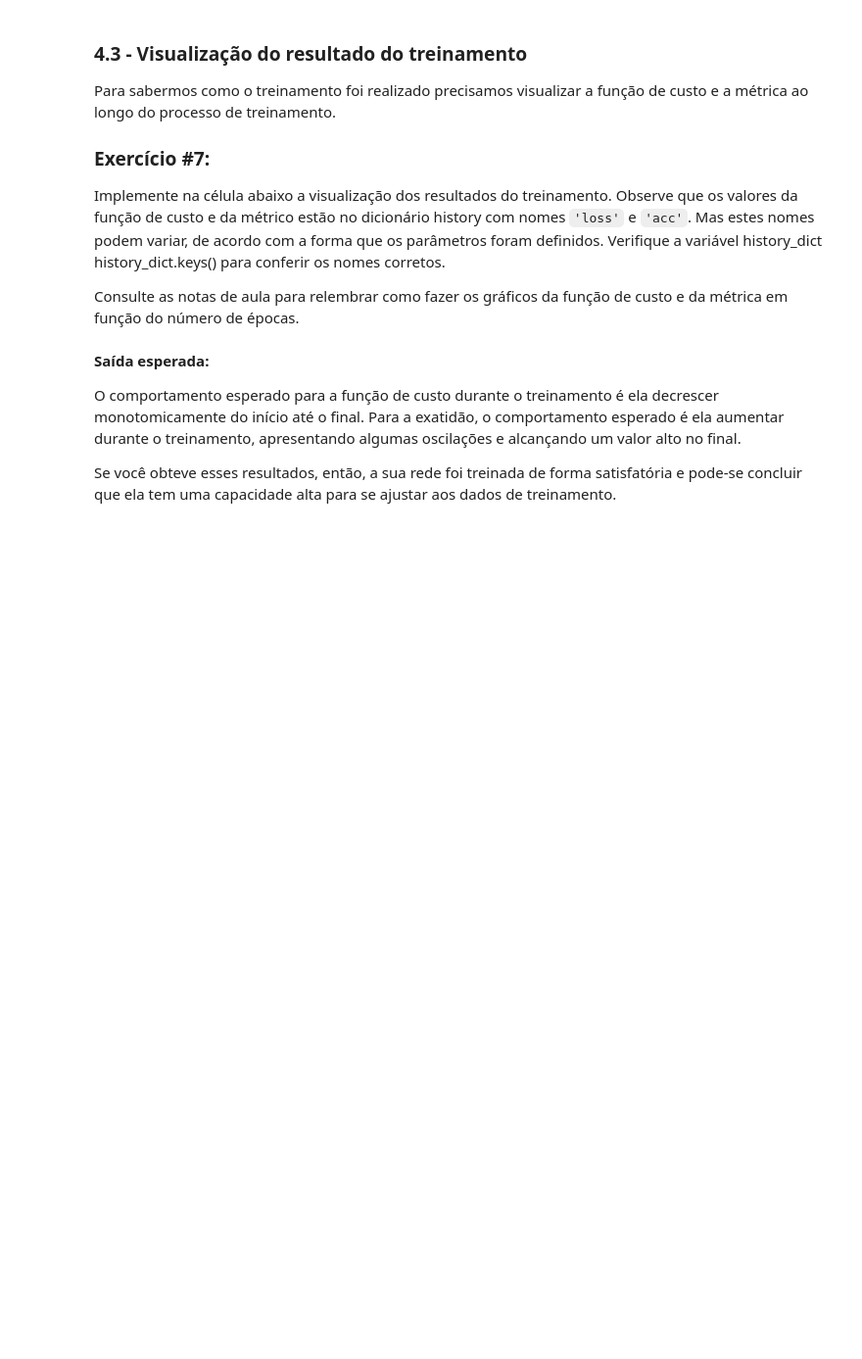
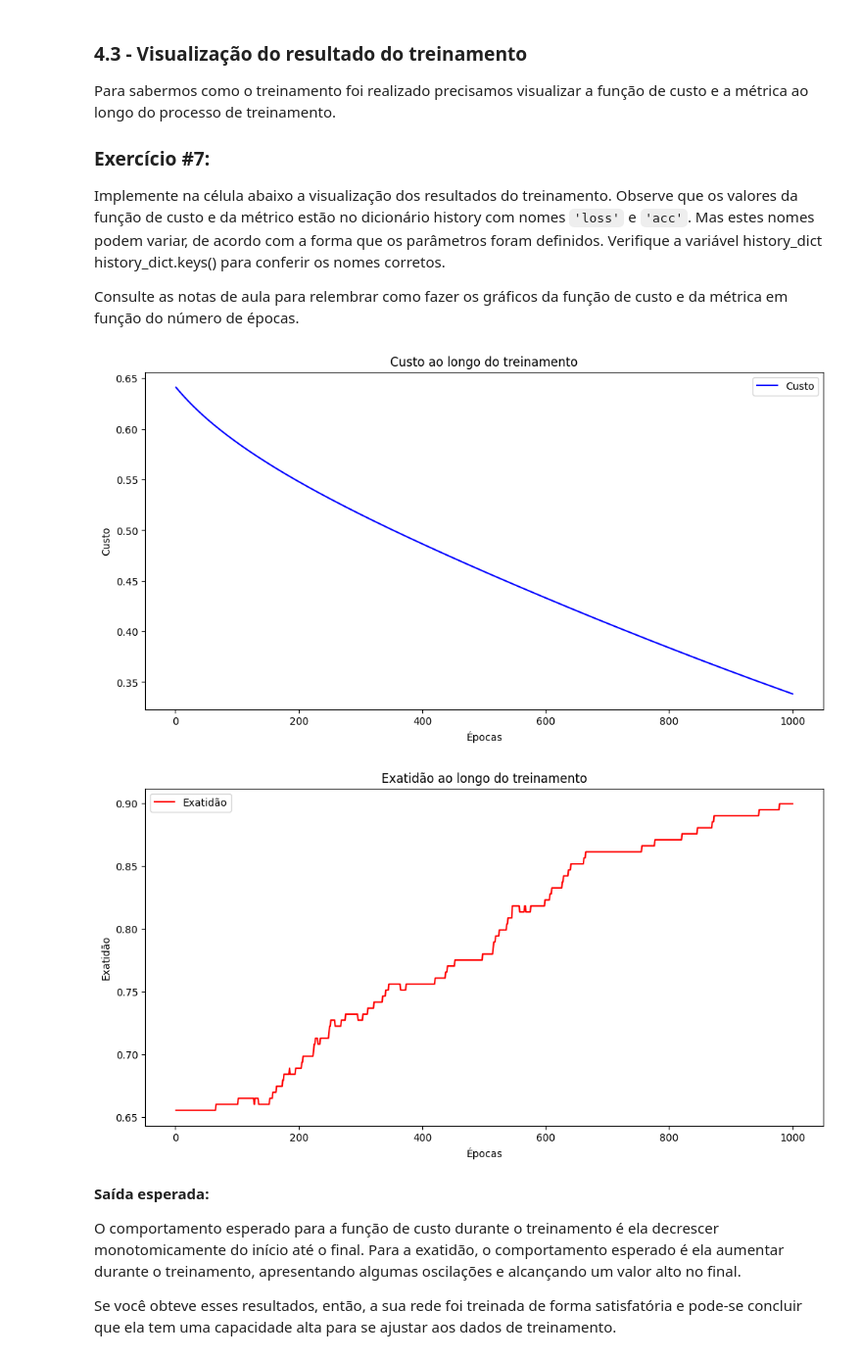
Before and after one commit to wallacecgalvao/Intr_RNA_T2_Classifica-o_binaria_keras, a Jupyter notebook: T2_Classificação_binaria_keras.ipynb, the cells around one changed output. Shown: that part at 98% size. Saved outputs shown, nothing was run; the diff lists cells and outputs as text; code cells hidden in the pictures; blank space fills up the shorter version.

```diff
--- a/T2_Classificação_binaria_keras.ipynb
+++ b/T2_Classificação_binaria_keras.ipynb
@@ -197,8 +224,8 @@ Implemente a normalização dos dados de forma a ter todas os elementos dos dado
 # PARA VOCÊ FAZER: redimensionamento das imagens dos exemplos de treinamento e teste
 
 ### COMECE AQUI ### (≈ 2 linhas)
-#train_set_x
-#test_set_x
+train_set_x = train_set_x_flatten / 255.
+test_set_x = test_set_x_flatten / 255.
 ### TERMINE AQUI ###
 
 print ("Máximo valor de train_set_x: " + str(np.max(train_set_x)))
@@ -258,8 +288,10 @@ from tensorflow.keras.layers import Dense, Activation
 np.random.seed(1) # inicializa gerador de números aleatórios
 
 # Configuração da rede
-### COMECE AQUI ### (≈ 3 linhas)
-#
+rna = Sequential([
+    Dense(64, activation='sigmoid', input_shape=(train_set_x.shape[1],)),  # Camada intermediária com 64 neurônios e ativação sigmóide
+    Dense(1, activation='sigmoid')  # Camada de saída com 1 neurônio e ativação sigmóide
+])
 ### TERMINE AQUI ###
 
 # Visualização da rede
@@ -307,7 +351,9 @@ from tensorflow.keras import metrics
 
 # Compilação da rede
 ### COMECE AQUI ### (≈ 1 ou 2 linhas)
-#
+rna.compile(optimizer='sgd',  # Gradiente Descendente
+            loss='binary_crossentropy',  # Função de custo: entropia cruzada
+            metrics=['accuracy'])  # Métrica: exatidão
 ### TERMINE AQUI ###
 
 # Teste de treinamento da rede
@@ -362,7 +430,7 @@ Esse treinamento pode levar alguns minutos. No Google Colab levou cerca de 30 se
 # PARA VOCÊ FAZER: treinamento da RNA por 1000 épocas
 
 ### COMECE AQUI ### (≈ 1 linha)
-#history
+history = rna.fit(train_set_x, train_set_y, epochs=1000, batch_size=209, verbose=0)
 ### TERMINE AQUI ###
 # %%
 # Vamos verificar quais variáveis foram salvas no processo de treinamento
@@ -381,26 +451,50 @@ Consulte as notas de aula para relembrar como fazer os gráficos da função de
 # %%
 # PARA VOCÊ FAZER: visualização do resultado do treinamento
 
 # Salva custo e exatidão em vetores
-### COMECE AQUI ### (≈ 2 linhas)
-#custo
-#exatidao
+### COMECE AQUI ###
+
+history_dict = history.history
+custo = history_dict['loss']
+exatidao = history_dict['accuracy']  # Verifique se é 'accuracy', pode variar dependendo da versão do Keras
+
 ### TERMINE AQUI ###
 
 # Cria vetor de épocas
-### COMECE AQUI ### (≈ 1 linha)
-#epocas
+### COMECE AQUI ###
+
+epocas = range(1, len(custo) + 1)
+
 ### TERMINE AQUI ###
 
-# Gráfico do custo em funçaõ das épocas
-### COMECE AQUI ### (≈ 5 linhas)
-#
+# Gráfico do custo em função das épocas
+### COMECE AQUI ###
+
+plt.figure(figsize=(12, 6))
+plt.plot(epocas, custo, 'b-', label='Custo')
+plt.title('Custo ao longo do treinamento')
+plt.xlabel('Épocas')
+plt.ylabel('Custo')
+plt.legend()
+plt.show()
+
 ### TERMINE AQUI ###
 
 # Gráfico da exatidão em função das épocas
-### COMECE AQUI ### (≈ 5 linhas)
-#
+### COMECE AQUI ###
+
+plt.figure(figsize=(12, 6))
+plt.plot(epocas, exatidao, 'r-', label='Exatidão')
+plt.title('Exatidão ao longo do treinamento')
+plt.xlabel('Épocas')
+plt.ylabel('Exatidão')
+plt.legend()
+plt.show()
+
 ### TERMINE AQUI ###
+# %% [output]
+[figure, added]
+[figure, added]
 # %% [markdown]
 **Saída esperada:**
 
```
Also changed, not shown: parts of 9 cells of this notebook.
